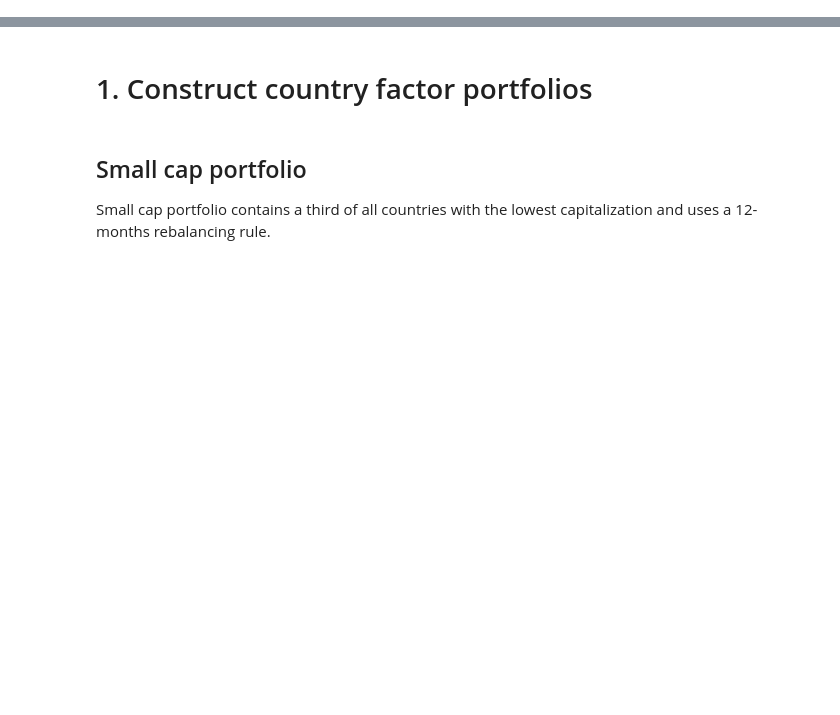
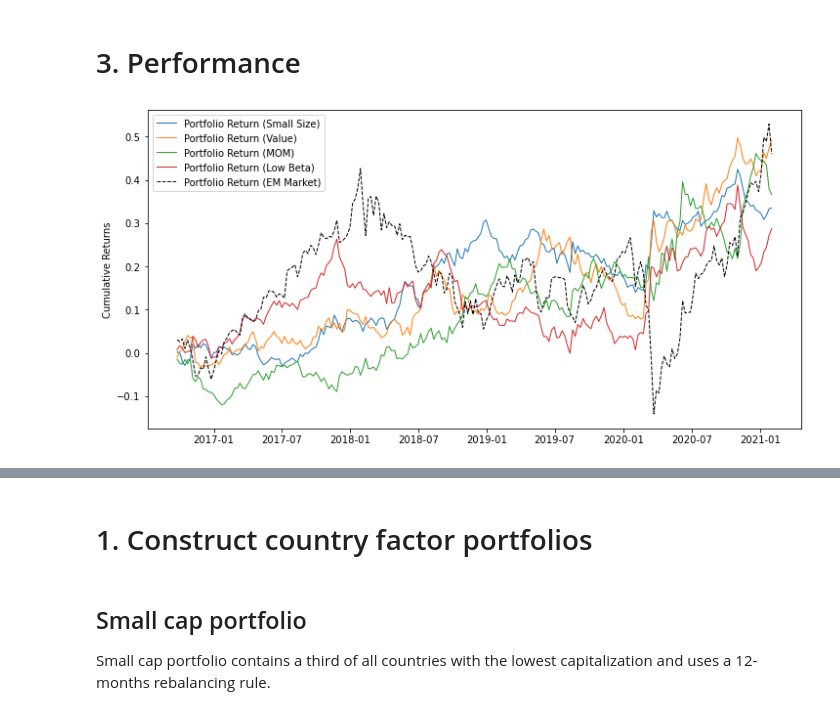
Before and after one commit to wingwingz/AFP, a Jupyter notebook: Portfolio Construction/country_factor_portfolios.ipynb, the cells around one changed output, grey strips where cells are left out. Saved outputs shown, nothing was run; the diff lists cells and outputs as text; code cells hidden in the pictures; blank space fills up the shorter version.

```diff
--- a/Portfolio Construction/country_factor_portfolios.ipynb
+++ b/Portfolio Construction/country_factor_portfolios.ipynb
@@ -89,0 +164,2 @@ country_pe = country_pe.fillna(method='ffill')
+# %%
+beta_df = calc_beta_ret(equity_rets_w, market_rets_w['EEM ETF'])
@@ -89,0 +168,37 @@ country_pe = country_pe.fillna(method='ffill')
+# %%
+def construct_factor(df_factor_measure, df_return_all, ascending):
+    '''
+    + Inputs: df_factor_measure is the factor df; df_return_all is the returns df
+    + Outputs: df_factor_ret is the returns on the factor portfolio; df_port is the long-short positions
+    '''
+
+    df_rank = df_factor_measure.rank(axis=1, ascending=ascending, pct=True)
+
+    df_pos = df_rank.applymap(lambda x:1 if x <= 1/3 else 0)
+    df_neg = df_rank.applymap(lambda x:-1 if x > 2/3 else 0)
+
+    df_return = df_return_all.loc[df_factor_measure.index, df_factor_measure.columns]
+
+    df_pos_ret_country = df_pos.multiply(df_return).div(df_pos.sum(axis=1), axis=0)
+    df_pos_ret = df_pos_ret_country.sum(axis=1)
+
+    df_neg_ret_country = df_neg.multiply(df_return).div(-df_neg.sum(axis=1), axis=0)
+    df_neg_ret = df_neg_ret_country.sum(axis=1)
+
+    df_factor_ret = df_pos_ret + df_neg_ret
+    df_port = df_pos + df_neg
+
+    #df_factor_cum_ret = np.exp(df_factor_ret.cumsum()) - 1
+
+    return df_factor_ret, df_port
+# %%
+small_cap_ret, small_cap_port = construct_factor(country_mkt_cap, equity_rets_w, ascending=False)
+value_ret, value_port = construct_factor(country_pe, equity_rets_w, ascending=False)
+mom_ret, mom_port = construct_factor(mom_df, equity_rets_w, ascending=True)
+low_beta_ret, low_beta_port = construct_factor(beta_df, equity_rets_w, ascending=False)
+# %%
+# Create a single df of all returns
+all_port_rets = pd.concat([small_cap_ret, value_ret, mom_ret, low_beta_ret, market_rets_w['EEM ETF']], axis=1)
+all_port_rets.columns = ['small_cap', 'value', 'momentum', 'low_beta', 'market']
+# %% [markdown]
+# 3. Performance
@@ -89,0 +258,8 @@ country_pe = country_pe.fillna(method='ffill')
+# %%
+all_port_cum_ret_df = calc_cum_returns(all_port_rets)
+
+# Plot cumulative returns
+plot_perf(perf=[all_port_cum_ret_df[x] for x in list(all_port_cum_ret_df.columns.values)[:-1]], \
+          perf_bm=all_port_cum_ret_df['market_cum_ret'], label=['Small Size', 'Value', 'MOM', 'Low Beta'])
+# %% [output]
+[figure, added]
```
Also changed, not shown: parts of 29 cells of this notebook.
